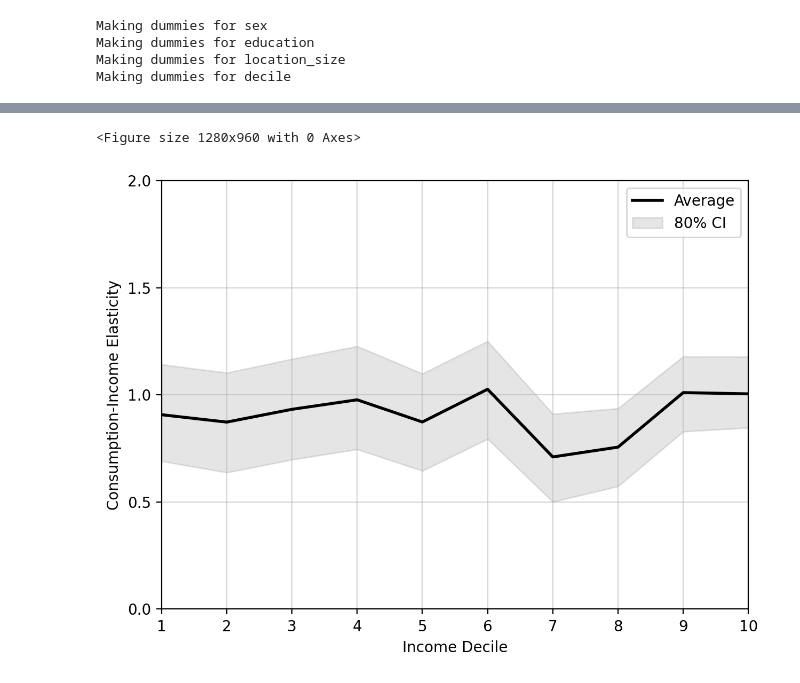
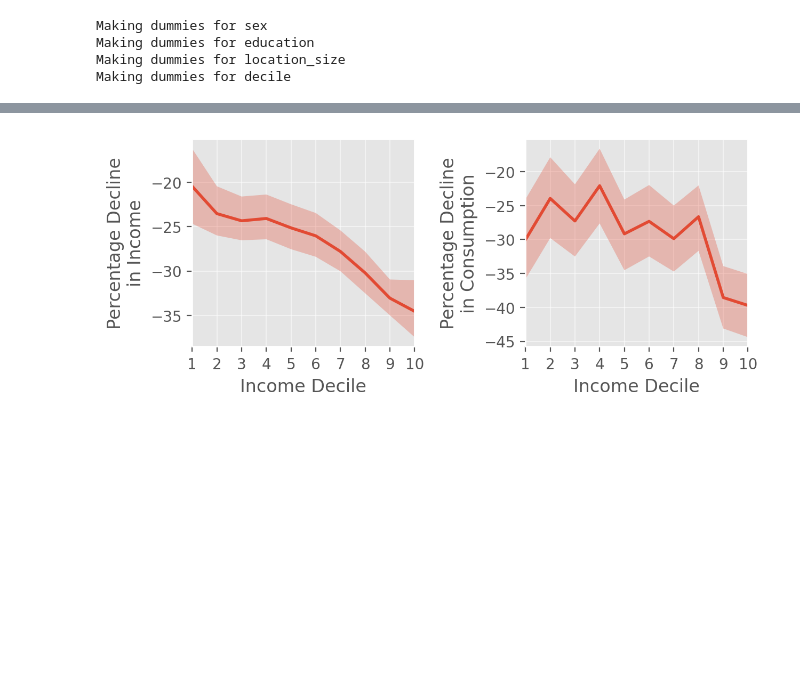
Before and after one commit to mjv2146/household-consumption, a Jupyter notebook: codenew/03_elasticities_94_96.ipynb, the cells around one changed output, grey strips where cells are left out. Cells and saved outputs as stored; diff of their text form; code cells hidden in the pictures; blank space fills up the shorter version.

```diff
--- a/codenew/03_elasticities_94_96.ipynb
+++ b/codenew/03_elasticities_94_96.ipynb
@@ -213,29 +134,16 @@ plt.show()
-# %%
-delasticity = dconsumption / dincome
-
-plt.clf()
-plt.figure()
-
-delasticity_c10 = [np.quantile(delasticity[:, ii], 0.10) for ii in np.arange(10)]
-delasticity_c90 = [np.quantile(delasticity[:, ii], 0.90) for ii in np.arange(10)]
-delasticity_mean = [np.mean(delasticity[:, ii]) for ii in np.arange(10)]
-
-plt.plot(deciles, delasticity_mean, label='Average', color='black')
-plt.fill_between(deciles, delasticity_c10, delasticity_c90, color='black', alpha=0.10, label='80% CI')
-plt.xlabel('Income Decile')
-plt.ylim(0, 2.0)
-plt.yticks(np.arange(0, 2.50, 0.50))
-plt.ylabel('Consumption-Income Elasticity')
-
-plt.legend()
-
-#if save:
-    #os.chdir(plotdir)
-#    plt.savefig('elasticity_1994_1996_cugat_withci.png')
-plt.show()
-
-
-#plt.gca().set_ylim(top=0)
-# %% [output]
-<Figure size 1280x960 with 0 Axes>
-[figure, removed]
+# %%
+nboot = 200
+coef_income = np.ones((nboot, 10), dtype=np.float64)
+coef_consumption = np.ones((nboot, 10), dtype=np.float64)
+# %%
+for boot in np.arange(nboot):
+    df_boot = df.sample(len(df), replace=True, weights=df['weight'], axis=0)
+    X = df_boot[X_col]
+    Y_income = df_boot[['log_income']]
+    Y_consumption = df_boot[['log_consumption']]
+
+    linear.fit(X, Y_income)
+    coef_income[boot, :] = np.squeeze(linear.coef_)[-10:]
+
+    linear.fit(X, Y_consumption)
+    coef_consumption[boot, :] = np.squeeze(linear.coef_)[-10:]
@@ -241,0 +152,30 @@ plt.show()
+# %%
+coef_income_q10 = np.quantile(coef_income, q=0.10, axis=0)
+coef_income_q90 = np.quantile(coef_income, q=0.90, axis=0)
+coef_income_mean = np.mean(coef_income, axis=0)
+
+coef_consumption_q10 = np.quantile(coef_consumption, q=0.10, axis=0)
+coef_consumption_q90 = np.quantile(coef_consumption, q=0.90, axis=0)
+coef_consumption_mean = np.mean(coef_consumption, axis=0)
+
+coef_elasticity_q10 = np.quantile(coef_elasticity, q=0.10, axis=0)
+coef_elasticity_q90 = np.quantile(coef_elasticity, q=0.90, axis=0)
+coef_elasticity_mean = np.mean(coef_elasticity, axis=0)
+# %%
+deciles = np.arange(1, 11)
+
+plt.subplot(221)
+plt.plot(deciles, 100*coef_income_mean)
+plt.fill_between(deciles, 100*coef_income_q10, 100*coef_income_q90, alpha=0.3)
+plt.xticks(deciles)
+plt.xlabel('Income Decile')
+plt.ylabel('Percentage Decline\nin Income')
+
+plt.subplot(222)
+plt.plot(deciles, 100*coef_consumption_mean)
+plt.fill_between(deciles, 100*coef_consumption_q10, 100*coef_consumption_q90, alpha=0.3)
+plt.xticks(deciles)
+plt.xlabel('Income Decile')
+plt.ylabel('Percentage Decline\nin Consumption');
+# %% [output]
+[figure, added]
```
Also changed, not shown: parts of 19 cells of this notebook, 1 other file.
